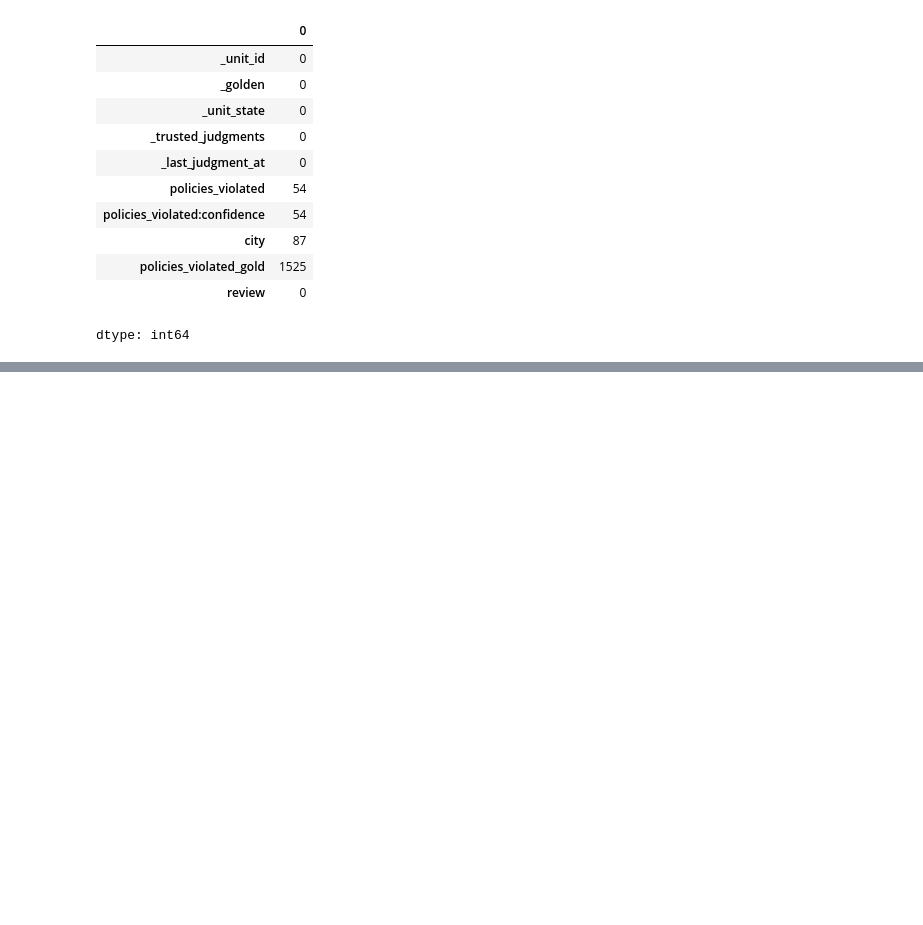
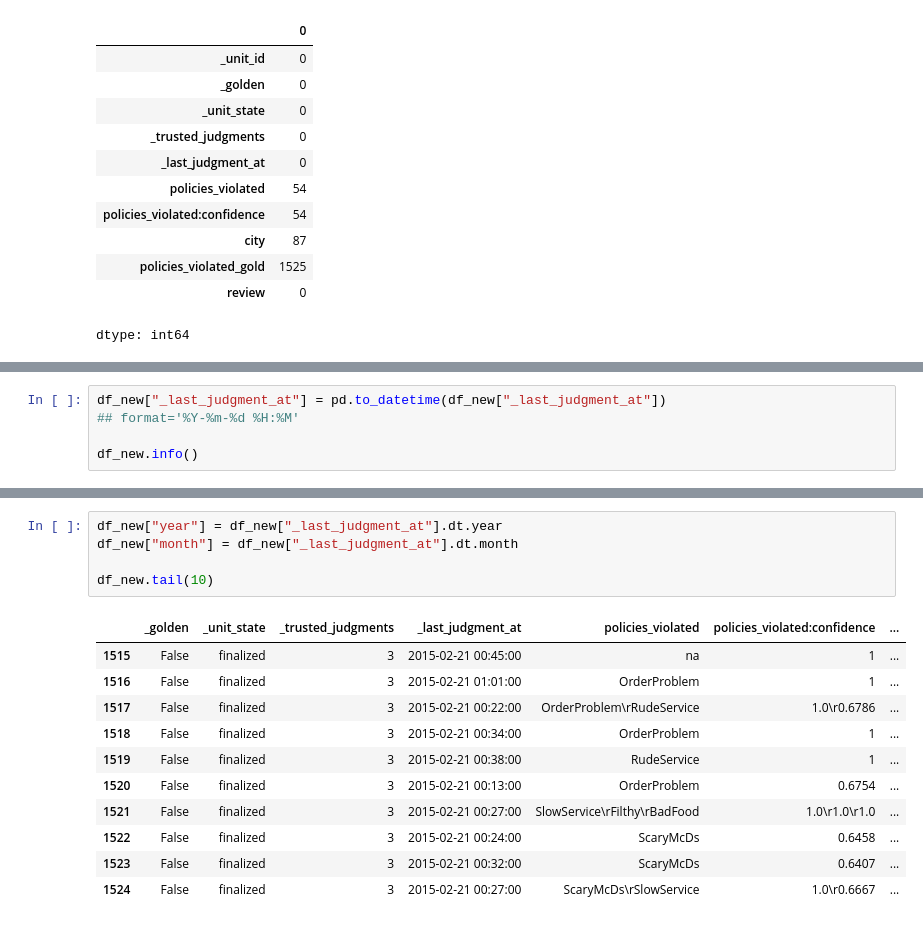
Before and after one commit to mamud1977/bootup, a Jupyter notebook: NN_data_preprocessing.ipynb, the cells around one changed output, grey strips where cells are left out. Saved outputs shown, nothing was run; the diff lists cells and outputs as text; blank space fills up the shorter version.

```diff
--- a/NN_data_preprocessing.ipynb
+++ b/NN_data_preprocessing.ipynb
@@ -100,0 +146,5 @@ new_df.head(10)
+# %%
+df_new["_last_judgment_at"] = pd.to_datetime(df_new["_last_judgment_at"])
+## format='%Y-%m-%d %H:%M'
+
+df_new.info()
@@ -100,0 +168,17 @@ new_df.head(10)
+# %%
+df_new["year"] = df_new["_last_judgment_at"].dt.year
+df_new["month"] = df_new["_last_judgment_at"].dt.month
+
+df_new.tail(10)
+# %% [output]
+|  | _golden | _unit_state | _trusted_judgments | _last_judgment_at | policies_violated | policies_violated:confidence | ... |
+| 1515 | False | finalized | 3 | 2015-02-21 00:45:00 | na | 1 | ... |
+| 1516 | False | finalized | 3 | 2015-02-21 01:01:00 | OrderProblem | 1 | ... |
+| 1517 | False | finalized | 3 | 2015-02-21 00:22:00 | OrderProblem\rRudeService | 1.0\r0.6786 | ... |
+| 1518 | False | finalized | 3 | 2015-02-21 00:34:00 | OrderProblem | 1 | ... |
+| 1519 | False | finalized | 3 | 2015-02-21 00:38:00 | RudeService | 1 | ... |
+| 1520 | False | finalized | 3 | 2015-02-21 00:13:00 | OrderProblem | 0.6754 | ... |
+| 1521 | False | finalized | 3 | 2015-02-21 00:27:00 | SlowService\rFilthy\rBadFood | 1.0\r1.0\r1.0 | ... |
+| 1522 | False | finalized | 3 | 2015-02-21 00:24:00 | ScaryMcDs | 0.6458 | ... |
+| 1523 | False | finalized | 3 | 2015-02-21 00:32:00 | ScaryMcDs | 0.6407 | ... |
+| 1524 | False | finalized | 3 | 2015-02-21 00:27:00 | ScaryMcDs\rSlowService | 1.0\r0.6667 | ... |
```
Also changed, not shown: parts of 7 cells of this notebook.
